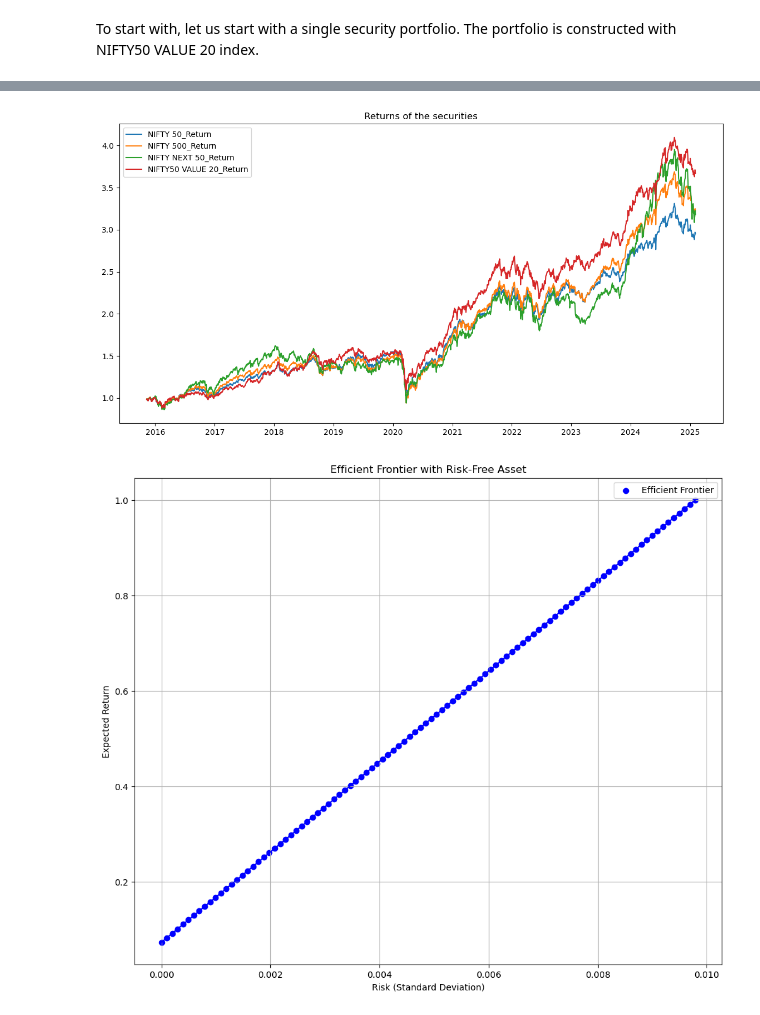
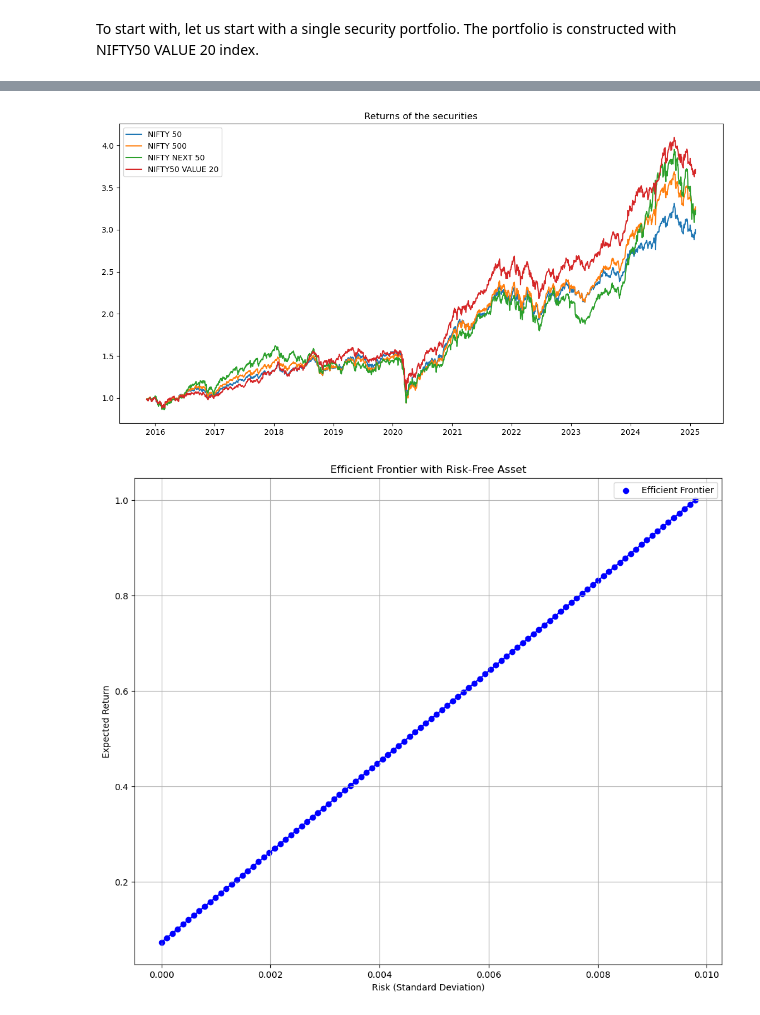
Before and after one commit to akhilesh84/pythonlab, a Jupyter notebook: Notebooks/Finance/Portfolio Construction with index funds.ipynb, the cells around one changed output, grey strips where cells are left out. Drawn from its saved outputs; the diff is of its cells as text; code cells hidden in the pictures.

```diff
--- a/Notebooks/Finance/Portfolio Construction with index funds.ipynb
+++ b/Notebooks/Finance/Portfolio Construction with index funds.ipynb
@@ -130,13 +130,13 @@ returns_matrix
 # %%
 plt.figure(figsize=(14, 7))
 for column in master_data:
-    if 'Return' in column:
-        plt.plot(master_data[column].cumprod(), label=column)
+    if '_Return' in column:
+        plt.plot(master_data[column].cumprod(), label=column.rstrip('_Return'))
 plt.legend()
 plt.title('Returns of the securities')
 plt.show()
 # %% [output]
-[figure, old version]
+[figure, new version]
 # %%
 ACCEPTABLE_VOLATILITY = 0.15
 coefficients = list(plot_capital_market_line(RISK_FREE_RETURN, master_data['NIFTY50 VALUE 20_Return'], ACCEPTABLE_VOLATILITY))
```
Also changed, not shown: parts of 5 cells of this notebook.
